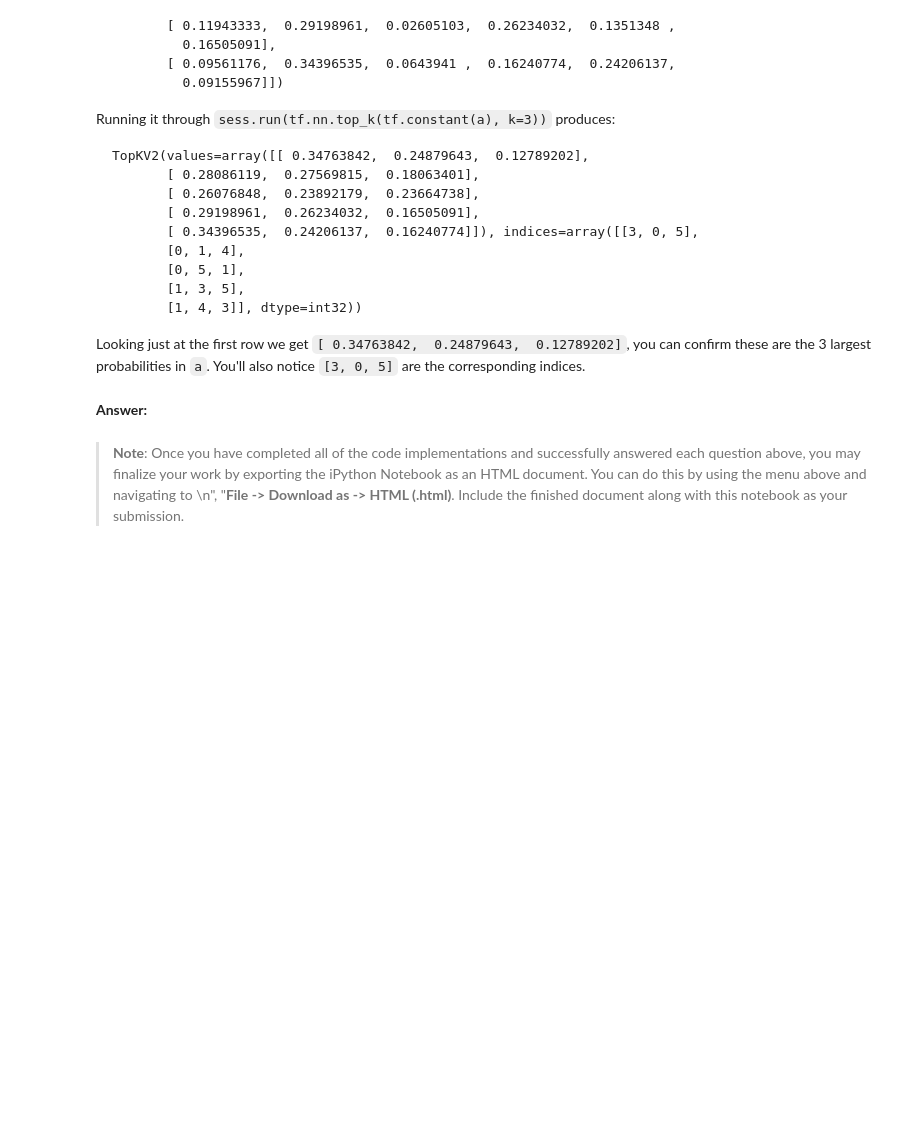
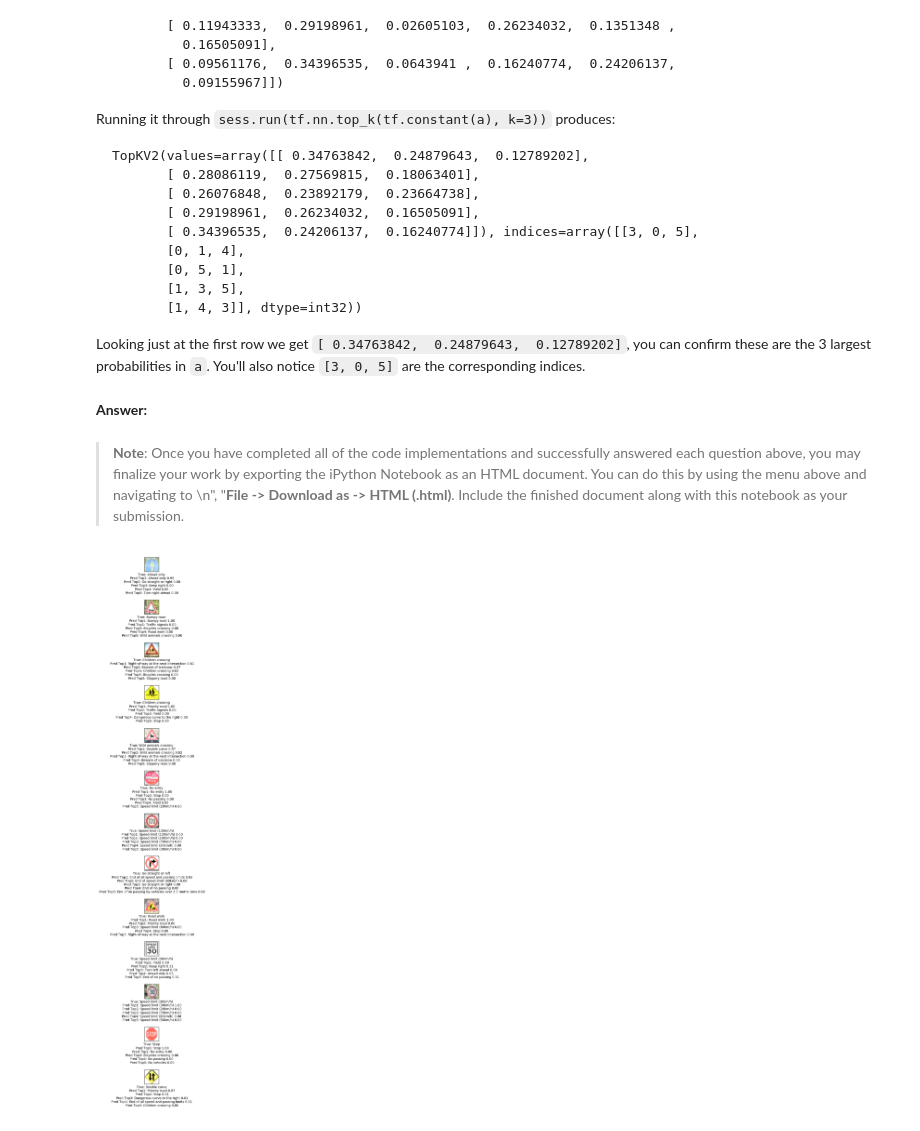
Before and after one commit to ramsrigouthamg/CarND-Traffic-Sign-Classifier-Project, a Jupyter notebook: Traffic_Sign_Classifier.ipynb, the cells around one changed output. Cells and saved outputs as stored; diff of their text form; code cells hidden in the pictures; blank space fills up the shorter version.

Commit message:
Final model that generated 98% accuracy on test set

```diff
--- a/Traffic_Sign_Classifier.ipynb
+++ b/Traffic_Sign_Classifier.ipynb
@@ -184,10 +194,7 @@ X_train = Preprocess(X_train)
 X_test = Preprocess(X_test)
 
 #Split data into validation and test data.
-X_train,X_validation,y_train,y_validation = train_test_split(X_train,y_train,test_size=0.1,random_state=0)
-
-
-
+X_train,X_validation,y_train,y_validation = train_test_split(X_train,y_train,test_size=0.1,random_state=0,stratify=y_train)
 
 print("Training Set:   {} features".format(len(X_train)))
 print("Training Set: ",y_train.shape[0],"labels")
@@ -198,7 +212,7 @@ print("Test Set: ",y_test.shape[0],"labels")
 # %%
 
 
-EPOCHS = 100
+EPOCHS = 80
 BATCH_SIZE = 1024
 
 # Store layers weight & bias
@@ -241,7 +255,6 @@ def VggNet_Inspired(x,keep_prob1,keep_prob2):
     conv3   = tf.nn.conv2d(conv2, conv3_W, strides=[1, 1, 1, 1], padding='SAME') + conv3_b
     #Activation.
     conv3 = tf.nn.relu(conv3)
-
 
     # Layer 4: Convolutional. Input = 16x16x128. Output = 16x16x128.
     conv4_W = tf.Variable(tf.truncated_normal(shape=(3, 3, 128, 128), mean = mu, stddev = sigma))
@@ -563,34 +612,36 @@ Looking just at the first row we get `[ 0.34763842,  0.24879643,  0.12789202]`,
 > **Note**: Once you have completed all of the code implementations and successfully answered each question above, you may finalize your work by exporting the iPython Notebook as an HTML document. You can do this by using the menu above and navigating to  \n",
     "**File -> Download as -> HTML (.html)**. Include the finished document along with this notebook as your submission.
 # %%
-def plot_top3(images, cls_true, top_vals,top_indices):
+def plot_top5(images, cls_true, top_vals,top_indices):
 
     fig, axes = plt.subplots(len(images), 1,figsize=(30,30))
-    fig.subplots_adjust(hspace=1.0, wspace=1.0)
+    fig.subplots_adjust(hspace=2.0, wspace=2.0)
 
     for i, ax in enumerate(axes.flat):
 
         ax.imshow(images[i])
 
-        xlabel = "True: {0}\n Pred Top1: {1} {2:.2f}\n Pred Top2: {3} {4:.2f}\n Pred Top3: {5} {6:.2f}\n".format(signnames[str(cls_true[i])], signnames[str(top_indices[i][0])],float(top_vals[i][0]),signnames[str(top_indices[i][1])],float(top_vals[i][1]),signnames[str(top_indices[i][2])],float(top_vals[i][2]))
+        xlabel = "True: {0}\n Pred Top1: {1} {2:.2f}\n Pred Top2: {3} {4:.2f}\n Pred Top3: {5} {6:.2f}\n Pred Top4: {7} {8:.2f} \n Pred Top5: {9} {10:.2f}\n".format(signnames[str(cls_true[i])], signnames[str(top_indices[i][0])],float(top_vals[i][0]),signnames[str(top_indices[i][1])],float(top_vals[i][1]),signnames[str(top_indices[i][2])],float(top_vals[i][2]),signnames[str(top_indices[i][3])],float(top_vals[i][3]),signnames[str(top_indices[i][4])],float(top_vals[i][4]))
 
         # Show the classes as the label on the x-axis.
         ax.set_xlabel(xlabel)
 
         # Remove ticks from the plot.
         ax.set_xticks([])
         ax.set_yticks([])
 
     # Ensure the plot is shown correctly with multiple plots
     # in a single Notebook cell.
     plt.show()
 
 with tf.Session() as sess:
     saver.restore(sess, tf.train.latest_checkpoint('.'))
-    top_3_values,top_3_indices = tf.nn.top_k(predict(testimages), k=3 )
-    top_3_values = top_3_values.eval()
-    top_3_indices = top_3_indices.eval()
+    top_5_values,top_5_indices = tf.nn.top_k(predict(testimages), k=5 )
+    top_5_values = top_5_values.eval()
+    top_5_indices = top_5_indices.eval()
 
 
 original_indices = [35,22,28,28,31,17,8,37,25,1,1,14,21]
-plot_top3(testimages,original_indices, top_3_values,top_3_indices)
+plot_top5(testimages,original_indices, top_5_values,top_5_indices)
+# %% [output]
+[figure, added]
```
Also changed, not shown: parts of 7 cells of this notebook, 6 other files.
